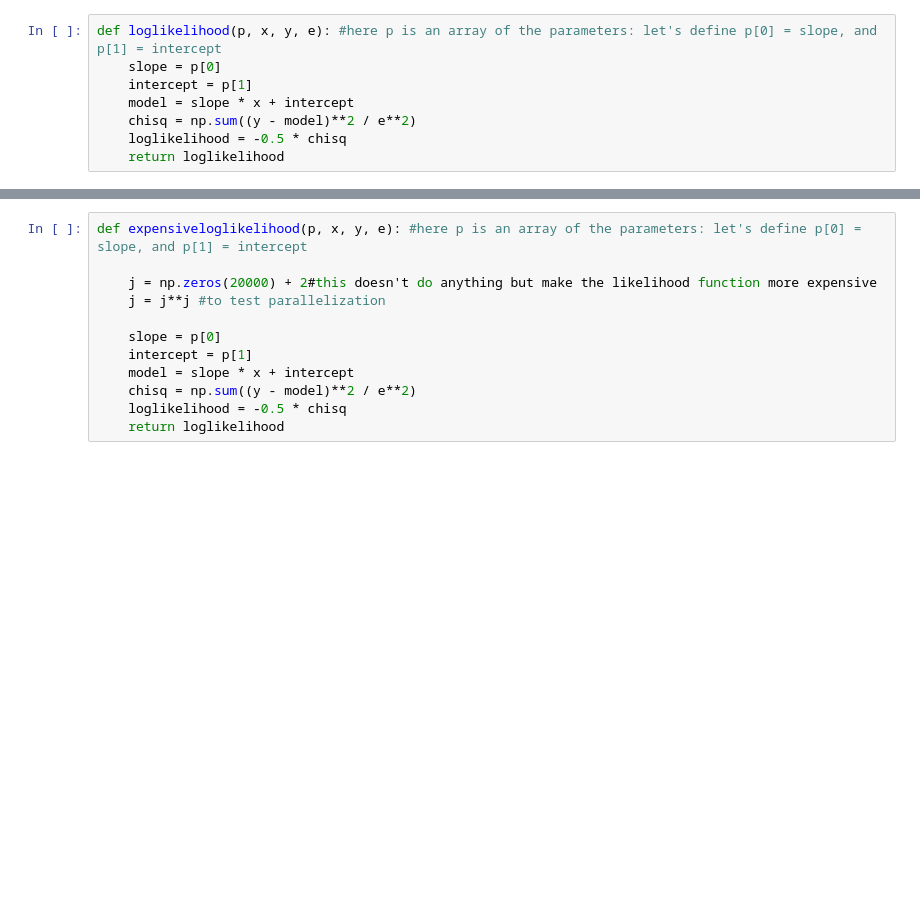
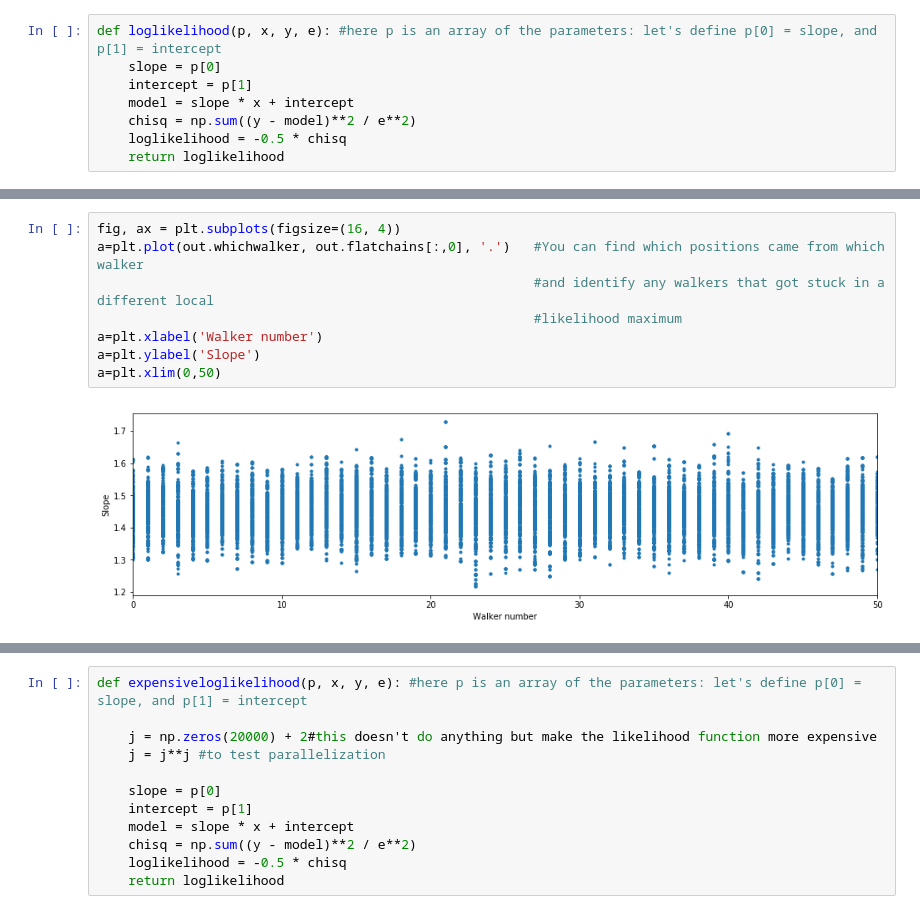
Before and after one commit to avanderburg/edmcmc, a Jupyter notebook: test_edmcmc.ipynb, the cells around one changed output, grey strips where cells are left out. Saved outputs shown, nothing was run; the diff lists cells and outputs as text; blank space fills up the shorter version.

```diff
--- a/test_edmcmc.ipynb
+++ b/test_edmcmc.ipynb
@@ -44,0 +78,10 @@ plt.show()
+# %%
+fig, ax = plt.subplots(figsize=(16, 4))
+a=plt.plot(out.whichwalker, out.flatchains[:,0], '.')   #You can find which positions came from which walker
+                                                        #and identify any walkers that got stuck in a different local
+                                                        #likelihood maximum
+a=plt.xlabel('Walker number')
+a=plt.ylabel('Slope')
+a=plt.xlim(0,50)
+# %% [output]
+[figure, added]
```
Also changed, not shown: parts of 17 cells of this notebook, 1 other file.
